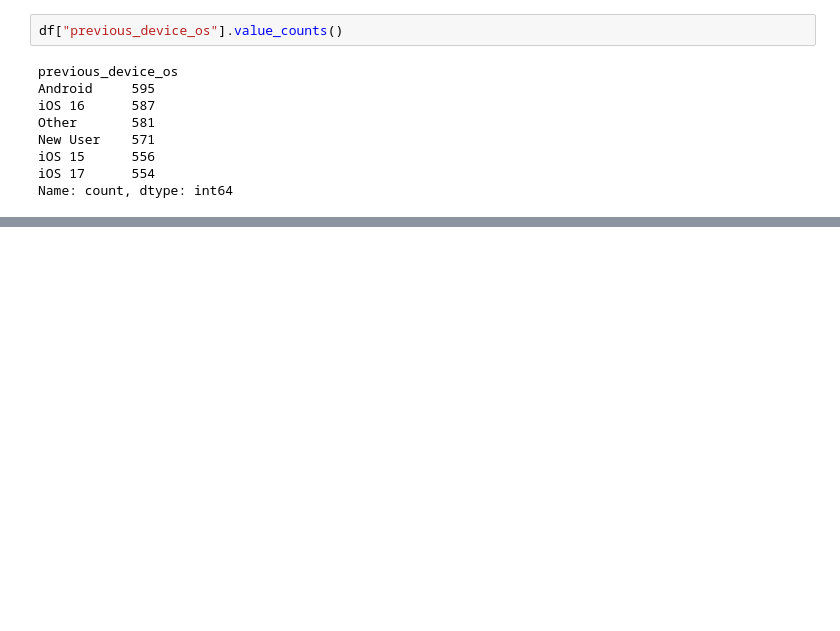
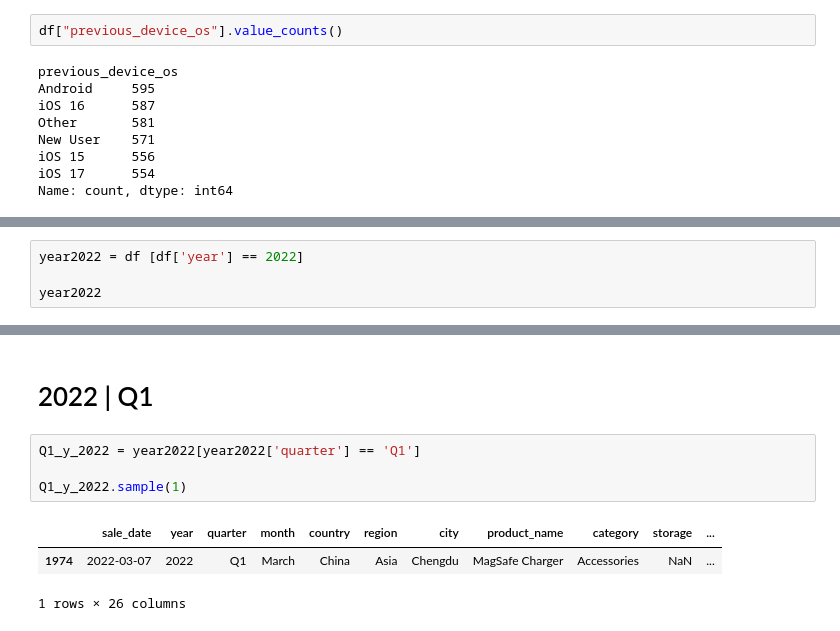
Before and after one commit to xvm-swiss/ds_Session_12_Apple_Global_Product_Sales, a Jupyter notebook: notebooks/EDA.ipynb, the cells around one changed output, grey strips where cells are left out. Drawn from its saved outputs; the diff is of its cells as text; blank space fills up the shorter version.

```diff
--- a/notebooks/EDA.ipynb
+++ b/notebooks/EDA.ipynb
@@ -120,0 +207,4 @@ df[ df["previous_device_os"].isna()].sample(10)
+# %%
+year2022 = df [df['year'] == 2022]
+
+year2022
@@ -120,0 +222,10 @@ df[ df["previous_device_os"].isna()].sample(10)
+# %% [markdown]
+# 2022 | Q1
+# %%
+Q1_y_2022 = year2022[year2022['quarter'] == 'Q1']
+
+Q1_y_2022.sample(1)
+# %% [output]
+|  | sale_date | year | quarter | month | country | region | city | product_name | category | storage | ... |
+| 1974 | 2022-03-07 | 2022 | Q1 | March | China | Asia | Chengdu | MagSafe Charger | Accessories | NaN | ... |
+1 rows × 26 columns
```
Also changed, not shown: parts of 190 cells of this notebook, 4 other files.
